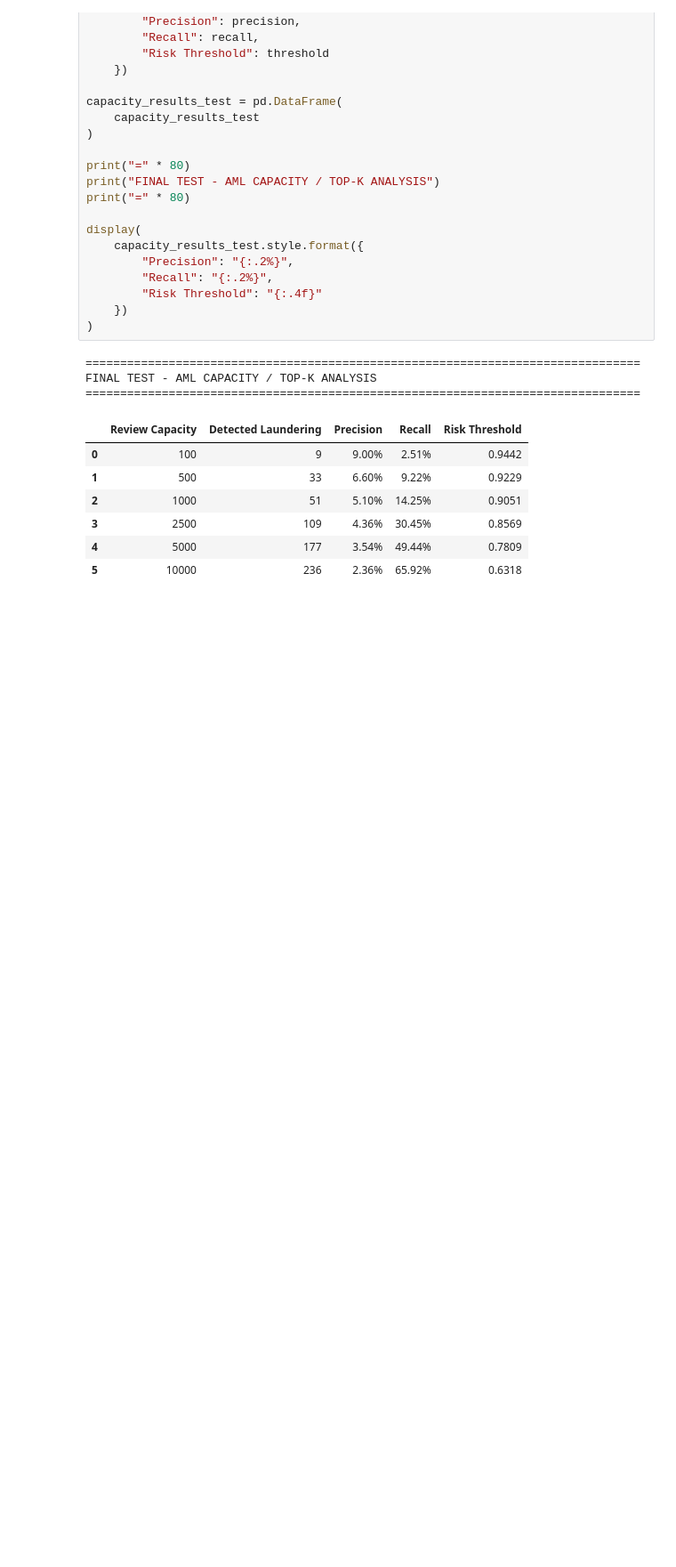
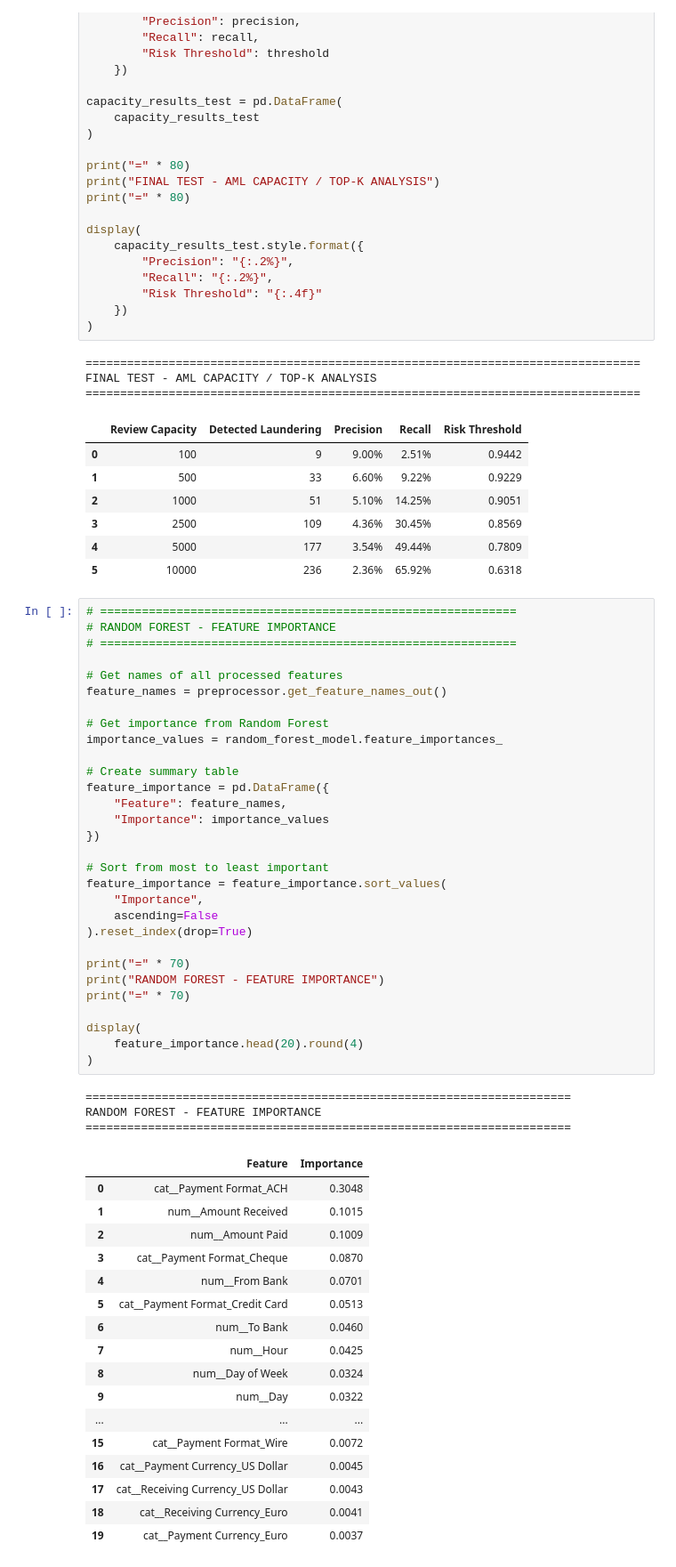
Before and after one commit to slavenageorgieva7-ui/Deep-Learning, a Jupyter notebook: DL.ipynb, the cells around one changed output. Shown at 89% size. Drawn from its saved outputs; the diff is of its cells as text; blank space fills up the shorter version.

```diff
--- a/DL.ipynb
+++ b/DL.ipynb
@@ -3232,3 +3232,54 @@ FINAL TEST - AML CAPACITY / TOP-K ANALYSIS
 | 3 | 2500 | 109 | 4.36% | 30.45% | 0.8569 |
 | 4 | 5000 | 177 | 3.54% | 49.44% | 0.7809 |
 | 5 | 10000 | 236 | 2.36% | 65.92% | 0.6318 |
+# %%
+# ============================================================
+# RANDOM FOREST - FEATURE IMPORTANCE
+# ============================================================
+
+# Get names of all processed features
+feature_names = preprocessor.get_feature_names_out()
+
+# Get importance from Random Forest
+importance_values = random_forest_model.feature_importances_
+
+# Create summary table
+feature_importance = pd.DataFrame({
+    "Feature": feature_names,
+    "Importance": importance_values
+})
+
+# Sort from most to least important
+feature_importance = feature_importance.sort_values(
+    "Importance",
+    ascending=False
+).reset_index(drop=True)
+
+print("=" * 70)
+print("RANDOM FOREST - FEATURE IMPORTANCE")
+print("=" * 70)
+
+display(
+    feature_importance.head(20).round(4)
+)
+# %% [output]
+======================================================================
+RANDOM FOREST - FEATURE IMPORTANCE
+======================================================================
+|  | Feature | Importance |
+| 0 | cat__Payment Format_ACH | 0.3048 |
+| 1 | num__Amount Received | 0.1015 |
+| 2 | num__Amount Paid | 0.1009 |
+| 3 | cat__Payment Format_Cheque | 0.0870 |
+| 4 | num__From Bank | 0.0701 |
+| 5 | cat__Payment Format_Credit Card | 0.0513 |
+| 6 | num__To Bank | 0.0460 |
+| 7 | num__Hour | 0.0425 |
+| 8 | num__Day of Week | 0.0324 |
+| 9 | num__Day | 0.0322 |
+| ... | ... | ... |
+| 15 | cat__Payment Format_Wire | 0.0072 |
+| 16 | cat__Payment Currency_US Dollar | 0.0045 |
+| 17 | cat__Receiving Currency_US Dollar | 0.0043 |
+| 18 | cat__Receiving Currency_Euro | 0.0041 |
+| 19 | cat__Payment Currency_Euro | 0.0037 |
```
Also changed, not shown: parts of 40 cells of this notebook.
